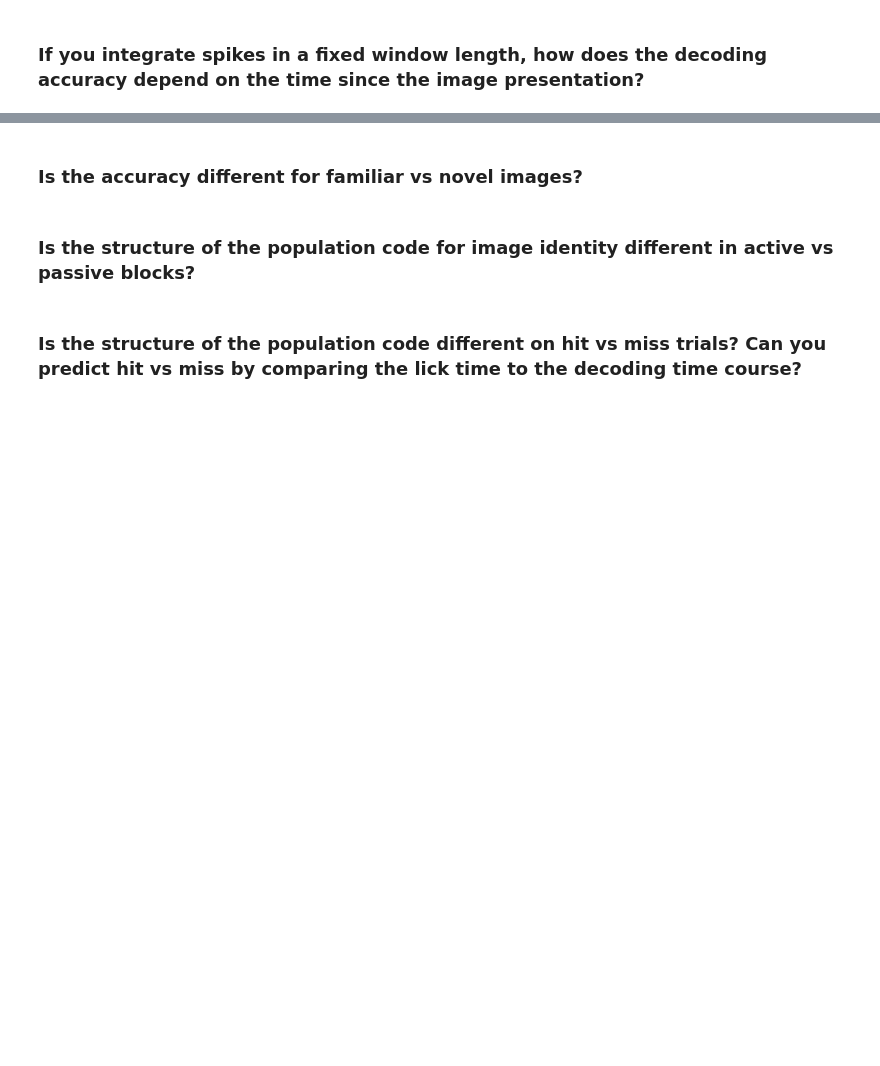
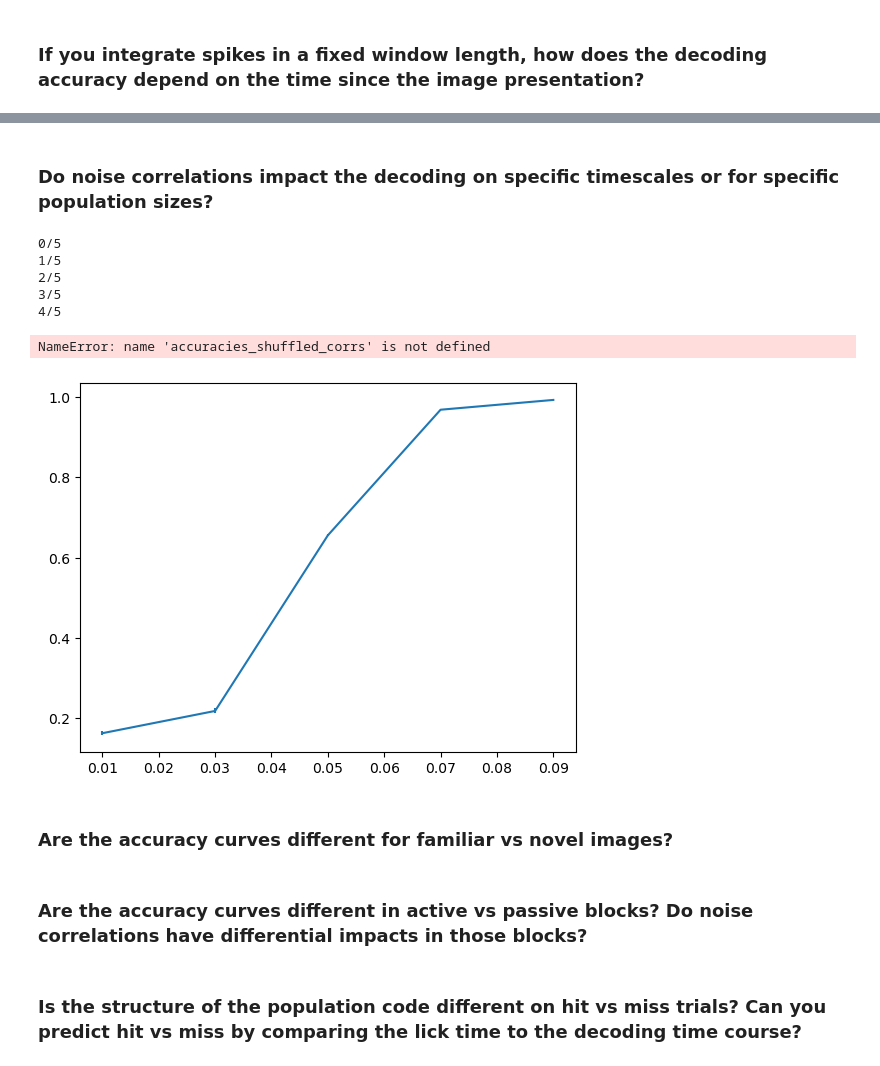
Before and after one commit to mattjdavis/SWDB_2024_Physiology, a Jupyter notebook: code/workshop_2_population_coding.ipynb, the cells around one changed output, grey strips where cells are left out. Saved outputs shown, nothing was run; the diff lists cells and outputs as text; code cells hidden in the pictures; blank space fills up the shorter version.

```diff
--- a/code/workshop_2_population_coding.ipynb
+++ b/code/workshop_2_population_coding.ipynb
@@ -1047,0 +977,49 @@ plt.ylabel('Accuracy')
+# %% [markdown]
+### Do noise correlations impact the decoding on specific timescales or for specific population sizes?
+# %%
+### timescales (fixed population size)
+
+window_lengths = np.arange(.01, .1, .02)
+
+accuracies = np.zeros((len(window_lengths), num_splits))
+shuffled_accuracies = np.zeros((len(window_lengths), num_splits))
+
+for i, window in enumerate(window_lengths):
+    print('{}/{}'.format(i, len(window_lengths)))
+    responses, labels = make_response_array(spike_times, stimulus_presentations, area_units, window)
+    shuffled_responses = trial_shuffle_responses(responses, conditions)
+
+    k = 0
+    for train_indices, test_indices in KFold(n_splits=num_splits, shuffle=True).split(responses):
+        clf = svm.SVC()
+        clf.fit(responses[train_indices], labels[train_indices])
+
+        test_targets = labels[test_indices]
+        test_predictions = clf.predict(responses[test_indices])
+
+        accuracies[i, k] = np.mean(test_targets == test_predictions)
+
+        clf.fit(shuffled_responses[train_indices], labels[train_indices])
+
+        test_targets = labels[test_indices]
+        test_predictions = clf.predict(shuffled_responses[test_indices])
+
+        shuffled_accuracies[i, k] = np.mean(test_targets == test_predictions)
+
+        k += 1
+# %% [output]
+0/5
+1/5
+2/5
+3/5
+4/5
+# %%
+plt.figure()
+plt.errorbar(x=window_lengths, y=accuracies.mean(axis=(1)), yerr=accuracies.std(axis=(1)) / np.sqrt(num_splits), fmt='-')
+plt.errorbar(x=window_lengths, y=shuffled_accuracies.mean(axis=(1)), yerr=accuracies_shuffled_corrs.std(axis=(1))/ np.sqrt(num_splits), fmt='-')
+
+plt.xlabel('Population size')
+plt.ylabel('Accuracy')
+# %% [output]
+NameError: name 'accuracies_shuffled_corrs' is not defined
+[figure, added]
@@ -1048,7 +1069,7 @@ plt.ylabel('Accuracy')
 # %% [markdown]
-### Is the accuracy different for familiar vs novel images?
+### Are the accuracy curves different for familiar vs novel images?
 # %% [markdown]
-### Is the structure of the population code for image identity different in active vs passive blocks?
+### Are the accuracy curves different in active vs passive blocks? Do noise correlations have differential impacts in those blocks?
 # %% [markdown]
 ### Is the structure of the population code different on hit vs miss trials? Can you predict hit vs miss by comparing the lick time to the decoding time course?
 # %% [markdown]
```
Also changed, not shown: parts of 57 cells of this notebook.
